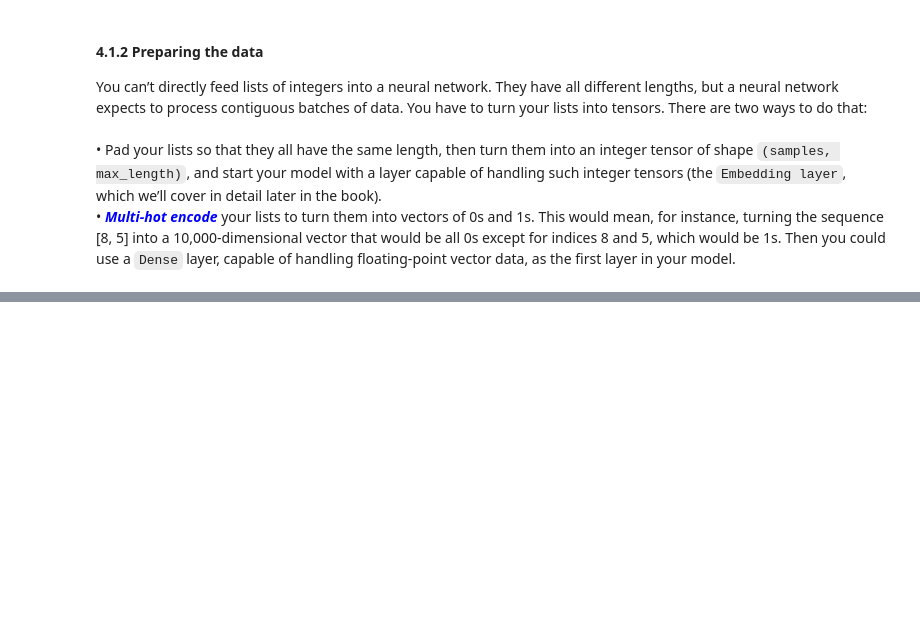
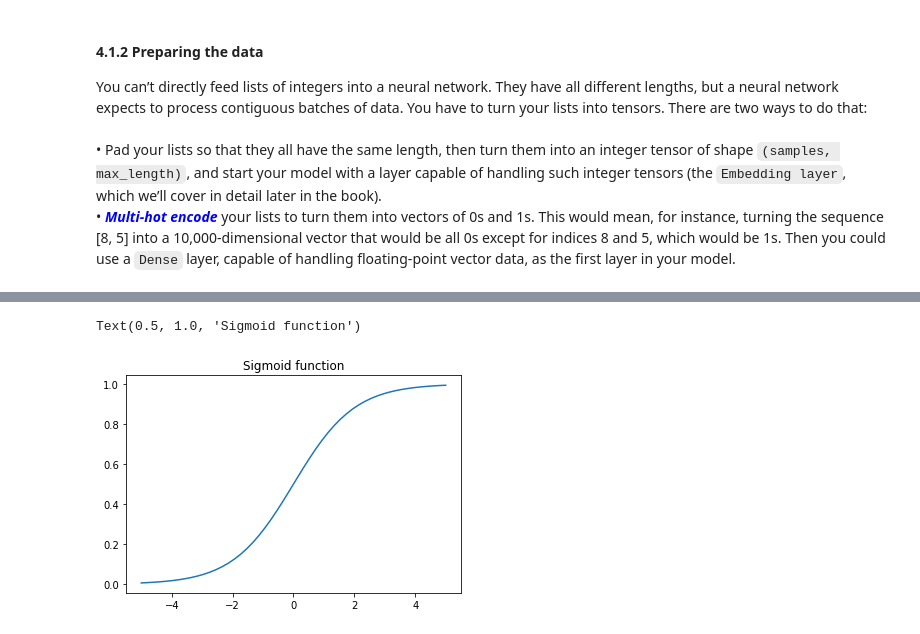
Before and after one commit to InfiniteCuriosity/Deep_Learning_with_Python, a Jupyter notebook: 4. Getting Started with Neural Networks: Classification and Regression.ipynb, the cells around one changed output, grey strips where cells are left out. Saved outputs shown, nothing was run; the diff lists cells and outputs as text; code cells hidden in the pictures; blank space fills up the shorter version.

```diff
--- a/4. Getting Started with Neural Networks: Classification and Regression.ipynb
+++ b/4. Getting Started with Neural Networks: Classification and Regression.ipynb
@@ -66,0 +131,19 @@ x_test = vectorize_sequences(test_data)
+# %%
+# Courtesy of https://stackoverflow.com/questions/55959156/how-can-i-graph-a-numerical-function-using-python-and-matplotlib
+
+import numpy as np
+import matplotlib.pyplot as plt
+
+def sigmoid(arr, scale=1):
+    arr = np.asarray(arr)
+    result = 1/(1 + np.exp(-arr*scale))
+    return result
+
+x = np.linspace(-5, 5)
+y = sigmoid(x)
+fig, ax = plt.subplots()
+ax.plot(x, y)
+plt.title('Sigmoid function')
+# %% [output]
+Text(0.5, 1.0, 'Sigmoid function')
+[figure, added]
```
Also changed, not shown: parts of 26 cells of this notebook.
